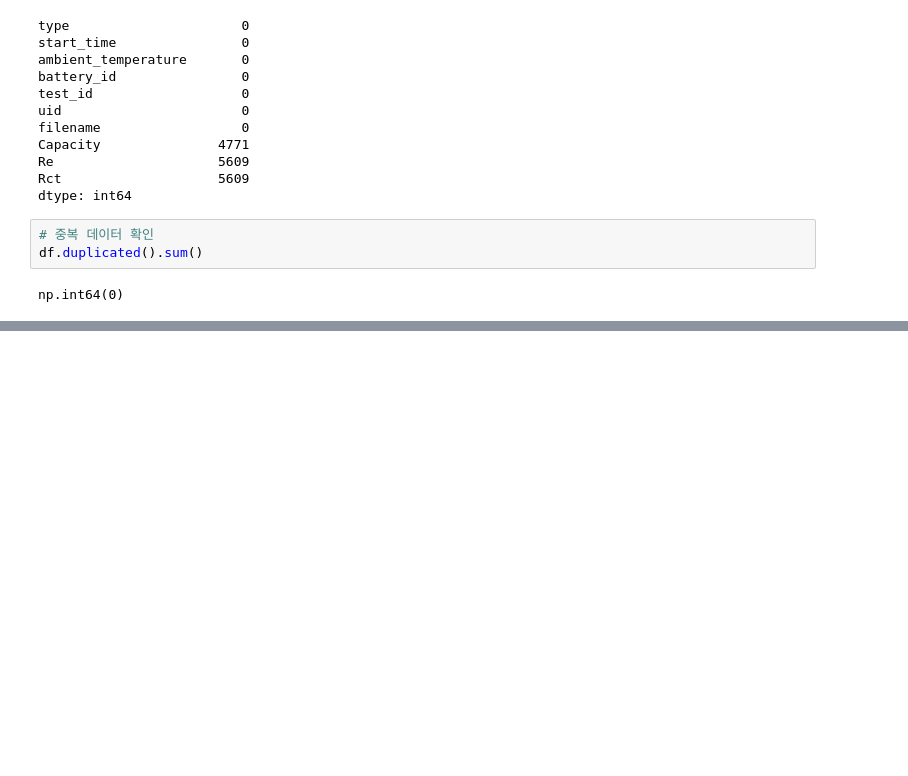
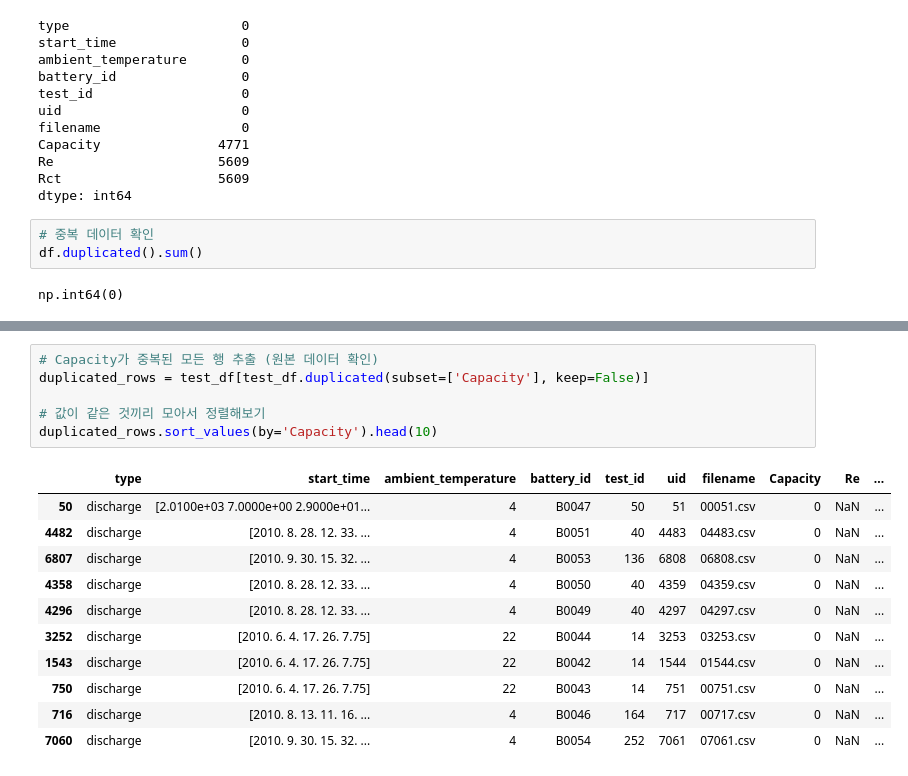
Before and after one commit to mipigirl7/project_lithium_battery_analysis_16team, a Jupyter notebook: 260319_1.ipynb, the cells around one changed output, grey strips where cells are left out. Cells and saved outputs as stored; diff of their text form; blank space fills up the shorter version.

```diff
--- a/260319_1.ipynb
+++ b/260319_1.ipynb
@@ -110,0 +188,18 @@ test_df.tail()
+# %%
+# Capacity가 중복된 모든 행 추출 (원본 데이터 확인)
+duplicated_rows = test_df[test_df.duplicated(subset=['Capacity'], keep=False)]
+
+# 값이 같은 것끼리 모아서 정렬해보기
+duplicated_rows.sort_values(by='Capacity').head(10)
+# %% [output]
+|  | type | start_time | ambient_temperature | battery_id | test_id | uid | filename | Capacity | Re | ... |
+| 50 | discharge | [2.0100e+03 7.0000e+00 2.9000e+01... | 4 | B0047 | 50 | 51 | 00051.csv | 0 | NaN | ... |
+| 4482 | discharge | [2010. 8. 28. 12. 33. ... | 4 | B0051 | 40 | 4483 | 04483.csv | 0 | NaN | ... |
+| 6807 | discharge | [2010. 9. 30. 15. 32. ... | 4 | B0053 | 136 | 6808 | 06808.csv | 0 | NaN | ... |
+| 4358 | discharge | [2010. 8. 28. 12. 33. ... | 4 | B0050 | 40 | 4359 | 04359.csv | 0 | NaN | ... |
+| 4296 | discharge | [2010. 8. 28. 12. 33. ... | 4 | B0049 | 40 | 4297 | 04297.csv | 0 | NaN | ... |
+| 3252 | discharge | [2010. 6. 4. 17. 26. 7.75] | 22 | B0044 | 14 | 3253 | 03253.csv | 0 | NaN | ... |
+| 1543 | discharge | [2010. 6. 4. 17. 26. 7.75] | 22 | B0042 | 14 | 1544 | 01544.csv | 0 | NaN | ... |
+| 750 | discharge | [2010. 6. 4. 17. 26. 7.75] | 22 | B0043 | 14 | 751 | 00751.csv | 0 | NaN | ... |
+| 716 | discharge | [2010. 8. 13. 11. 16. ... | 4 | B0046 | 164 | 717 | 00717.csv | 0 | NaN | ... |
+| 7060 | discharge | [2010. 9. 30. 15. 32. ... | 4 | B0054 | 252 | 7061 | 07061.csv | 0 | NaN | ... |
```
Also changed, not shown: parts of 6 cells of this notebook.
